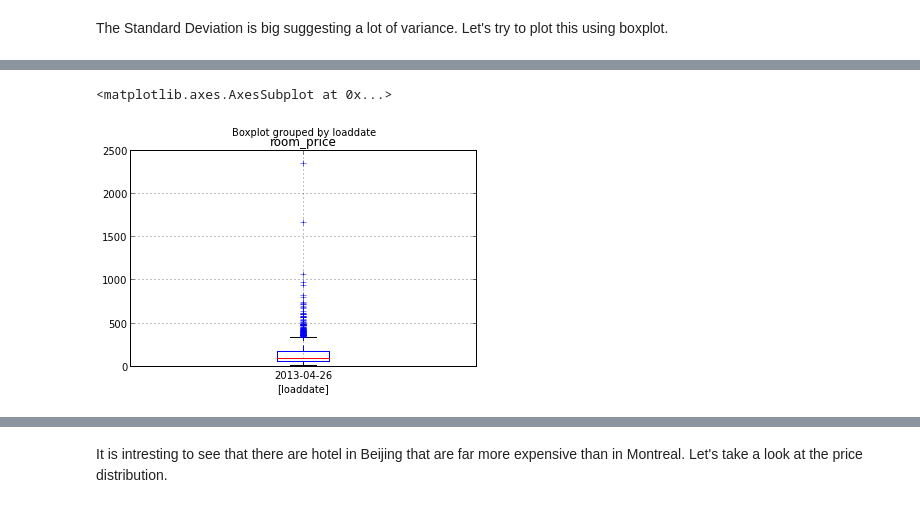
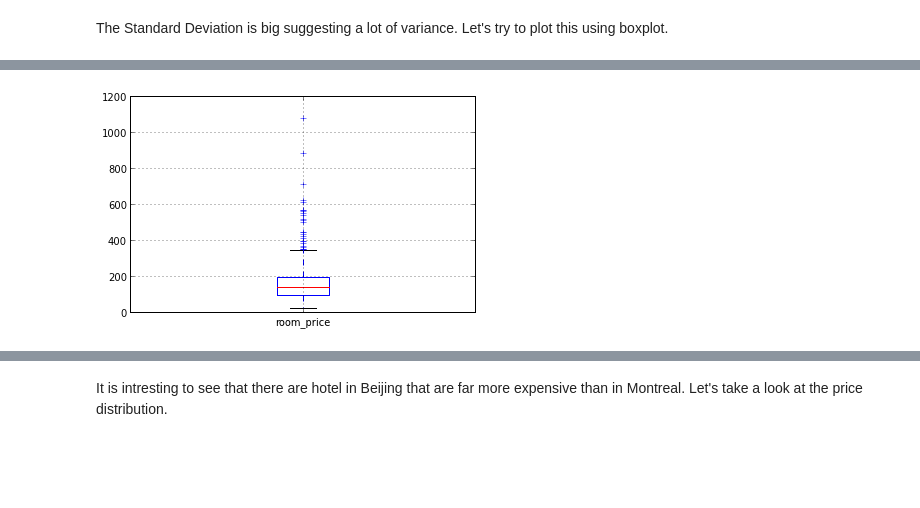
Before and after one commit to joashxu/dataexplore, a Jupyter notebook: hotelprice.ipynb, the cells around one changed output, grey strips where cells are left out. Saved outputs shown, nothing was run; the diff lists cells and outputs as text; code cells hidden in the pictures; blank space fills up the shorter version.

Commit message:
Update on histogram.

```diff
--- a/hotelprice.ipynb
+++ b/hotelprice.ipynb
@@ -151,5 +123,4 @@ montreal_df.boxplot()
-# %%
-beijing_df.boxplot()
-# %% [output]
-<matplotlib.axes.AxesSubplot at 0x...>
-[figure, removed]
+# %%
+bp = montreal_df.boxplot()
+# %% [output]
+[figure, added]
```
Also changed, not shown: parts of 9 cells of this notebook.
